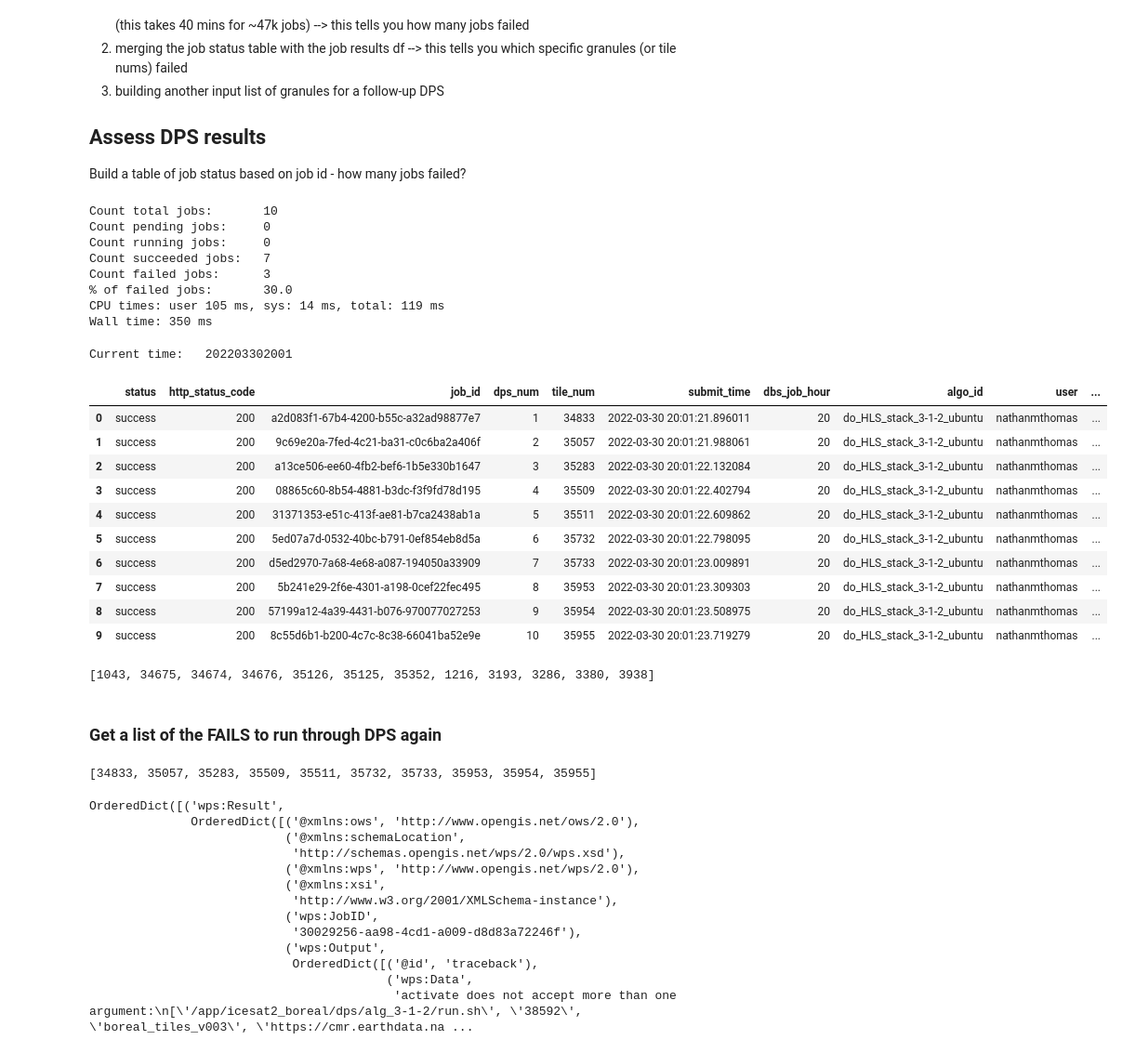
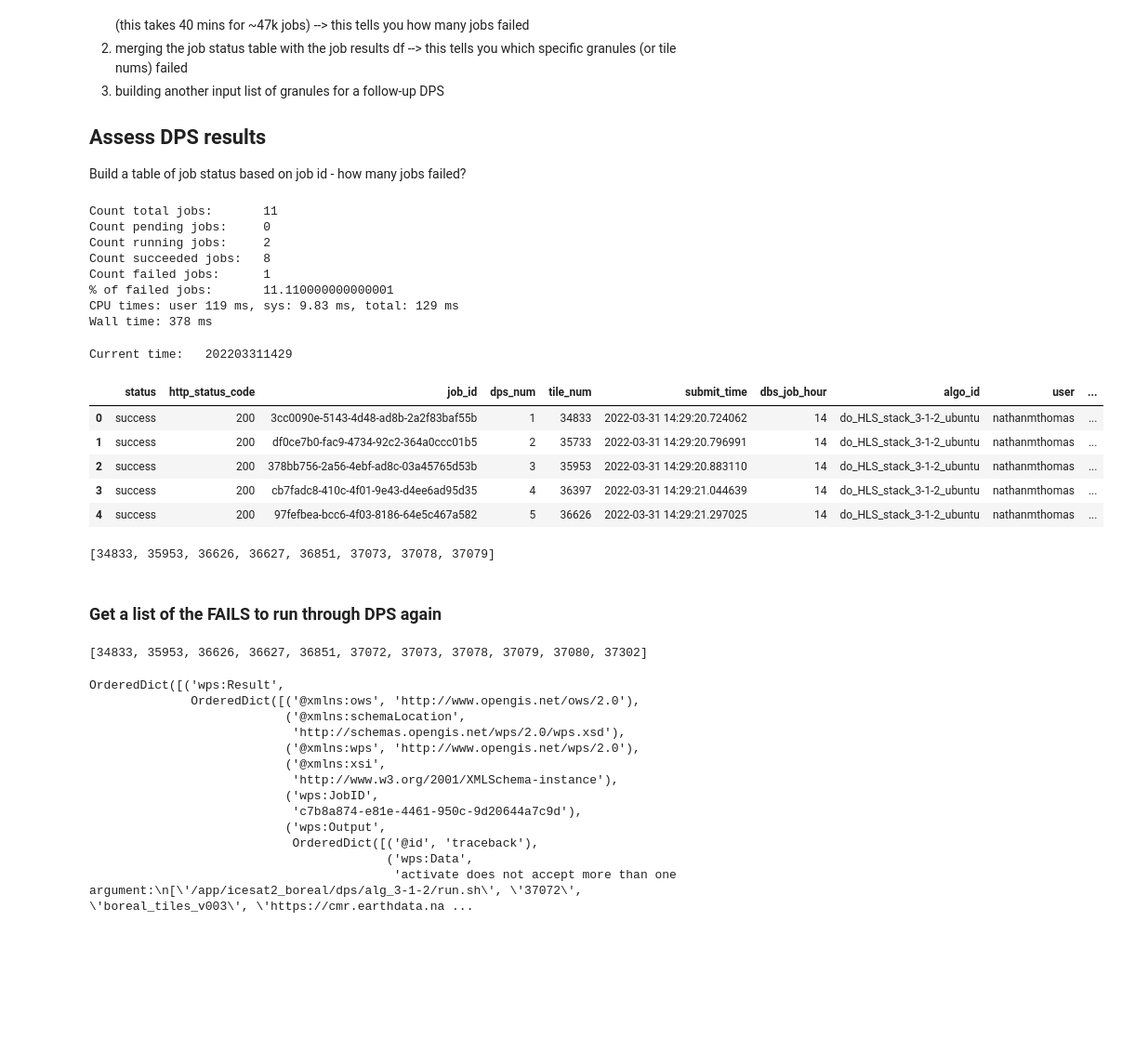
Before and after one commit to lauraduncanson/icesat2_boreal, a Jupyter notebook: notebooks/3.Gridded_product_development/DPS_mscomp_stack.ipynb, the cells around one changed output. Shown at 93% size. Cells and saved outputs as stored; diff of their text form; code cells hidden in the pictures; blank space fills up the shorter version.

```diff
--- a/notebooks/3.Gridded_product_development/DPS_mscomp_stack.ipynb
+++ b/notebooks/3.Gridded_product_development/DPS_mscomp_stack.ipynb
@@ -224,7 +226,11 @@ List length: 79
 # Run a DPS of MS Composite tiles
 # %%
 #DPS_INPUT_TILE_NUM_LIST = DPS_INPUT_TILE_NUM_LIST[2000:2100]
-MAX_CLOUDS = 40
-RUN_NAME = f'mc{MAX_CLOUDS}_3yrs'
+MAX_CLOUDS = 25
+SEASON_START = '06-15'
+SEASON_STOP = '09-01'
+YEAR_START = '2019'
+YEAR_STOP = '2021'
+RUN_NAME = f'mc{MAX_CLOUDS}_{SEASON_START}_{SEASON_STOP}_{YEAR_START}_{YEAR_STOP}'
 RUN_NAME
 # %% [output]
@@ -250,10 +256,10 @@ for i, INPUT_TILE_NUM in enumerate(DPS_INPUT_TILE_NUM_LIST):
                          'sat_api': 'https://cmr.earthdata.nasa.gov/stac/LPCLOUD',
                         #'sat_api': 'https://landsatlook.usgs.gov/sat-api',
                          'tile_buffer_m': 0,
-                         'start_year': '2019',
-                         'end_year': '2021',
-                         'start_month_day': '06-01',
-                         'end_month_day': '09-15',
+                         'start_year': YEAR_START,
+                         'end_year': YEAR_STOP,
+                         'start_month_day': SEASON_START,
+                         'end_month_day': SEASON_STOP,
                          'max_cloud': MAX_CLOUDS,
                          'composite_type': 'HLS'
         }
@@ -332,47 +339,42 @@ print(f"Count succeeded jobs:\t{z[z['wps:Status'] =='Succeeded'].shape[0]}")
 print(f"Count failed jobs:\t{z[z['wps:Status'] =='Failed'].shape[0]}")
 print(f"% of failed jobs:\t{round(z[z['wps:Status'] =='Failed'].shape[0] / ( z[z['wps:Status'] =='Failed'].shape[0] + z[z['wps:Status'] =='Succeeded'].shape[0] ), 4) * 100}")
 # %% [output]
-Count total jobs:       10
+Count total jobs:       11
 Count pending jobs:     0
-Count running jobs:     0
-Count succeeded jobs:   7
-Count failed jobs:      3
-% of failed jobs:       30.0
-CPU times: user 105 ms, sys: 14 ms, total: 119 ms
-Wall time: 350 ms
+Count running jobs:     2
+Count succeeded jobs:   8
+Count failed jobs:      1
+% of failed jobs:       11.110000000000001
+CPU times: user 119 ms, sys: 9.83 ms, total: 129 ms
+Wall time: 378 ms
 # %%
 # Save job status table
 print(f"Current time:\t{nowtime}")
 z.to_csv(f'/projects/my-public-bucket/DPS_{IDENTIFIER}_submission_results_job_status_{len_input_list}_{nowtime}.csv')
-z
+z.head()
 # %% [output]
-Current time:   202203302001
+Current time:   202203311429
 |  | status | http_status_code | job_id | dps_num | tile_num | submit_time | dbs_job_hour | algo_id | user | ... |
-| 0 | success | 200 | a2d083f1-67b4-4200-b55c-a32ad98877e7 | 1 | 34833 | 2022-03-30 20:01:21.896011 | 20 | do_HLS_stack_3-1-2_ubuntu | nathanmthomas | ... |
-| 1 | success | 200 | 9c69e20a-7fed-4c21-ba31-c0c6ba2a406f | 2 | 35057 | 2022-03-30 20:01:21.988061 | 20 | do_HLS_stack_3-1-2_ubuntu | nathanmthomas | ... |
-| 2 | success | 200 | a13ce506-ee60-4fb2-bef6-1b5e330b1647 | 3 | 35283 | 2022-03-30 20:01:22.132084 | 20 | do_HLS_stack_3-1-2_ubuntu | nathanmthomas | ... |
-| 3 | success | 200 | 08865c60-8b54-4881-b3dc-f3f9fd78d195 | 4 | 35509 | 2022-03-30 20:01:22.402794 | 20 | do_HLS_stack_3-1-2_ubuntu | nathanmthomas | ... |
-| 4 | success | 200 | 31371353-e51c-413f-ae81-b7ca2438ab1a | 5 | 35511 | 2022-03-30 20:01:22.609862 | 20 | do_HLS_stack_3-1-2_ubuntu | nathanmthomas | ... |
-| 5 | success | 200 | 5ed07a7d-0532-40bc-b791-0ef854eb8d5a | 6 | 35732 | 2022-03-30 20:01:22.798095 | 20 | do_HLS_stack_3-1-2_ubuntu | nathanmthomas | ... |
-| 6 | success | 200 | d5ed2970-7a68-4e68-a087-194050a33909 | 7 | 35733 | 2022-03-30 20:01:23.009891 | 20 | do_HLS_stack_3-1-2_ubuntu | nathanmthomas | ... |
-| 7 | success | 200 | 5b241e29-2f6e-4301-a198-0cef22fec495 | 8 | 35953 | 2022-03-30 20:01:23.309303 | 20 | do_HLS_stack_3-1-2_ubuntu | nathanmthomas | ... |
-| 8 | success | 200 | 57199a12-4a39-4431-b076-970077027253 | 9 | 35954 | 2022-03-30 20:01:23.508975 | 20 | do_HLS_stack_3-1-2_ubuntu | nathanmthomas | ... |
-| 9 | success | 200 | 8c55d6b1-b200-4c7c-8c38-66041ba52e9e | 10 | 35955 | 2022-03-30 20:01:23.719279 | 20 | do_HLS_stack_3-1-2_ubuntu | nathanmthomas | ... |
+| 0 | success | 200 | 3cc0090e-5143-4d48-ad8b-2a2f83baf55b | 1 | 34833 | 2022-03-31 14:29:20.724062 | 14 | do_HLS_stack_3-1-2_ubuntu | nathanmthomas | ... |
+| 1 | success | 200 | df0ce7b0-fac9-4734-92c2-364a0ccc01b5 | 2 | 35733 | 2022-03-31 14:29:20.796991 | 14 | do_HLS_stack_3-1-2_ubuntu | nathanmthomas | ... |
+| 2 | success | 200 | 378bb756-2a56-4ebf-ad8c-03a45765d53b | 3 | 35953 | 2022-03-31 14:29:20.883110 | 14 | do_HLS_stack_3-1-2_ubuntu | nathanmthomas | ... |
+| 3 | success | 200 | cb7fadc8-410c-4f01-9e43-d4ee6ad95d35 | 4 | 36397 | 2022-03-31 14:29:21.044639 | 14 | do_HLS_stack_3-1-2_ubuntu | nathanmthomas | ... |
+| 4 | success | 200 | 97fefbea-bcc6-4f03-8186-64e5c467a582 | 5 | 36626 | 2022-03-31 14:29:21.297025 | 14 | do_HLS_stack_3-1-2_ubuntu | nathanmthomas | ... |
 # %%
 print(z[z['wps:Status'] =='Succeeded'].tile_num.to_list())
 # %% [output]
-[1043, 34675, 34674, 34676, 35126, 35125, 35352, 1216, 3193, 3286, 3380, 3938]
+[34833, 35953, 36626, 36627, 36851, 37073, 37078, 37079]
 # %% [markdown]
 ### Get a list of the FAILS to run through DPS again
 # %%
-DPS_INPUT_TILE_NUM_LIST = z[z['wps:Status'] =='Failed'].tile_num.to_list()[0:10]
+DPS_INPUT_TILE_NUM_LIST = z[z['wps:Status'] =='Failed'].tile_num.to_list()[0:20]
 print(DPS_INPUT_TILE_NUM_LIST)
 # %% [output]
-[34833, 35057, 35283, 35509, 35511, 35732, 35733, 35953, 35954, 35955]
+[34833, 35953, 36626, 36627, 36851, 37072, 37073, 37078, 37079, 37080, 37302]
 # %%
 z[z['wps:Status'] =='Failed']
 # %%
-xmltodict.parse(maap.getJobResult(z[z['wps:Status'] =='Failed'].iloc[55].job_id).content)
+xmltodict.parse(maap.getJobResult(z[z['wps:Status'] =='Failed'].iloc[0].job_id).content)
 # %% [output]
 OrderedDict([('wps:Result',
               OrderedDict([('@xmlns:ows', 'http://www.opengis.net/ows/2.0'),
@@ -382,11 +384,11 @@ OrderedDict([('wps:Result',
                            ('@xmlns:xsi',
                             'http://www.w3.org/2001/XMLSchema-instance'),
                            ('wps:JobID',
-                            '30029256-aa98-4cd1-a009-d8d83a72246f'),
+                            'c7b8a874-e81e-4461-950c-9d20644a7c9d'),
                            ('wps:Output',
                             OrderedDict([('@id', 'traceback'),
                                          ('wps:Data',
-                                          'activate does not accept more than one argument:\n[\'/app/icesat2_boreal/dps/alg_3-1-2/run.sh\', \'38592\', \'boreal_tiles_v003\', \'https://cmr.earthdata.na ...
+                                          'activate does not accept more than one argument:\n[\'/app/icesat2_boreal/dps/alg_3-1-2/run.sh\', \'37072\', \'boreal_tiles_v003\', \'https://cmr.earthdata.na ...
 # %%
 #!pip install -U -r /projects/Developer/icesat2_boreal/dps/requirements_main.txt
 # %%
```
Also changed, not shown: parts of 7 cells of this notebook, 1 other file.
